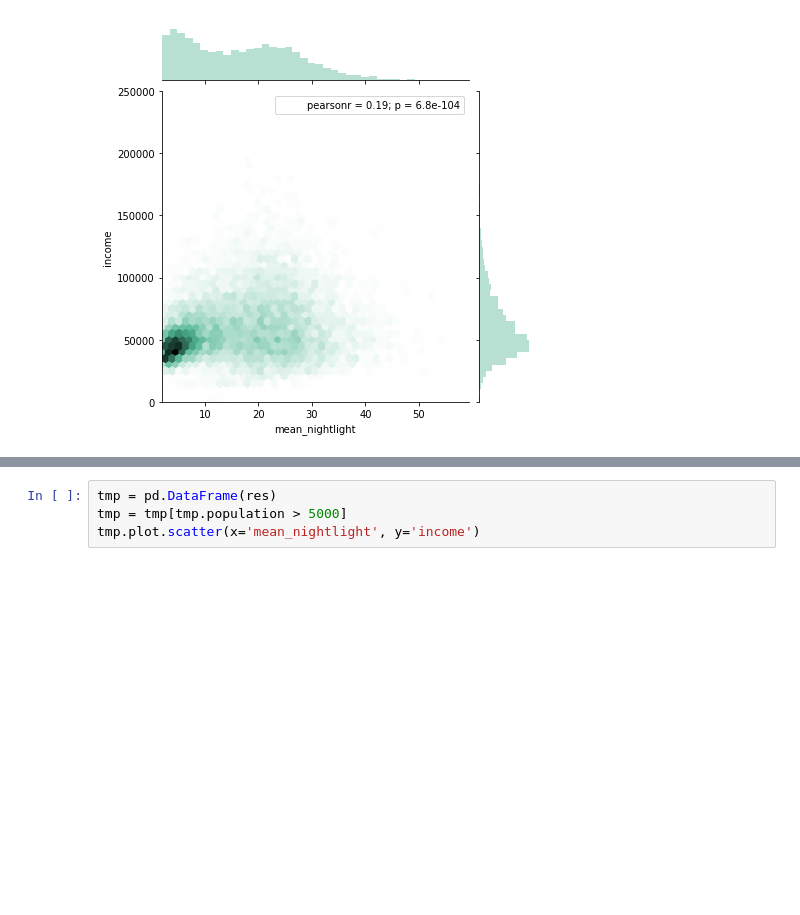
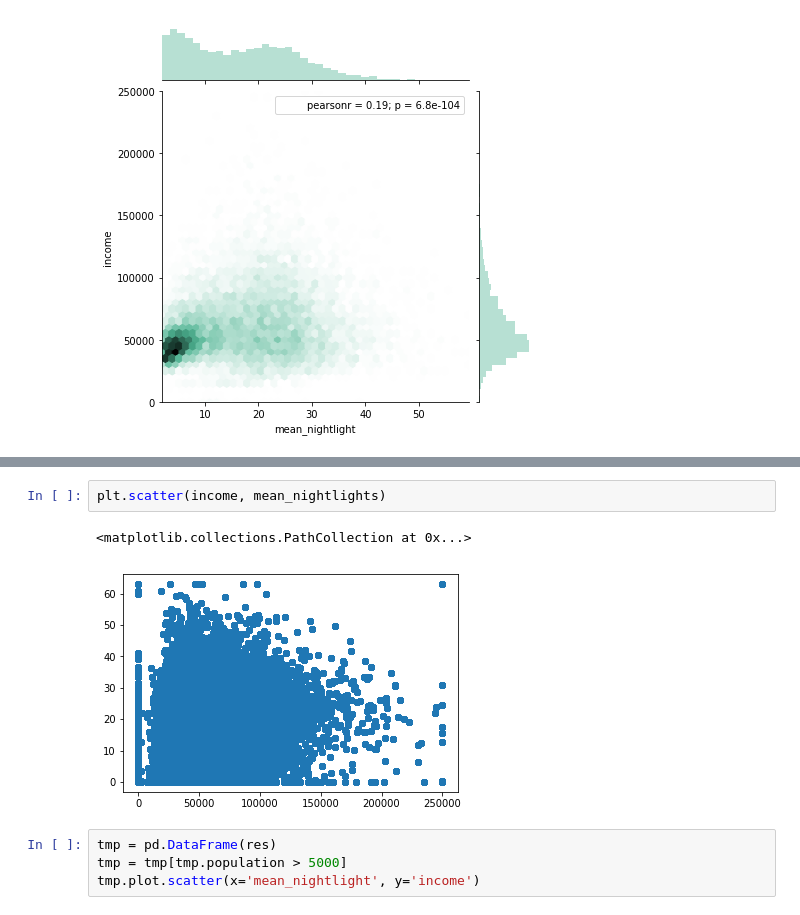
Before and after one commit to dillongardner/PyDataSpatialAnalysis, a Jupyter notebook: examples/us_income_night_lights.ipynb, the cells around one changed output, grey strips where cells are left out. Cells and saved outputs as stored; diff of their text form; blank space fills up the shorter version.

```diff
--- a/examples/us_income_night_lights.ipynb
+++ b/examples/us_income_night_lights.ipynb
@@ -177,3 +179,8 @@ sns.jointplot(mean_nightlights, income, kind="hex", color="#4CB391")
+# %%
+plt.scatter(income, mean_nightlights)
+# %% [output]
+<matplotlib.collections.PathCollection at 0x...>
+[figure, added]
 # %%
 tmp = pd.DataFrame(res)
 tmp = tmp[tmp.population > 5000]
```
Also changed, not shown: parts of 36 cells of this notebook, 1 other file.
